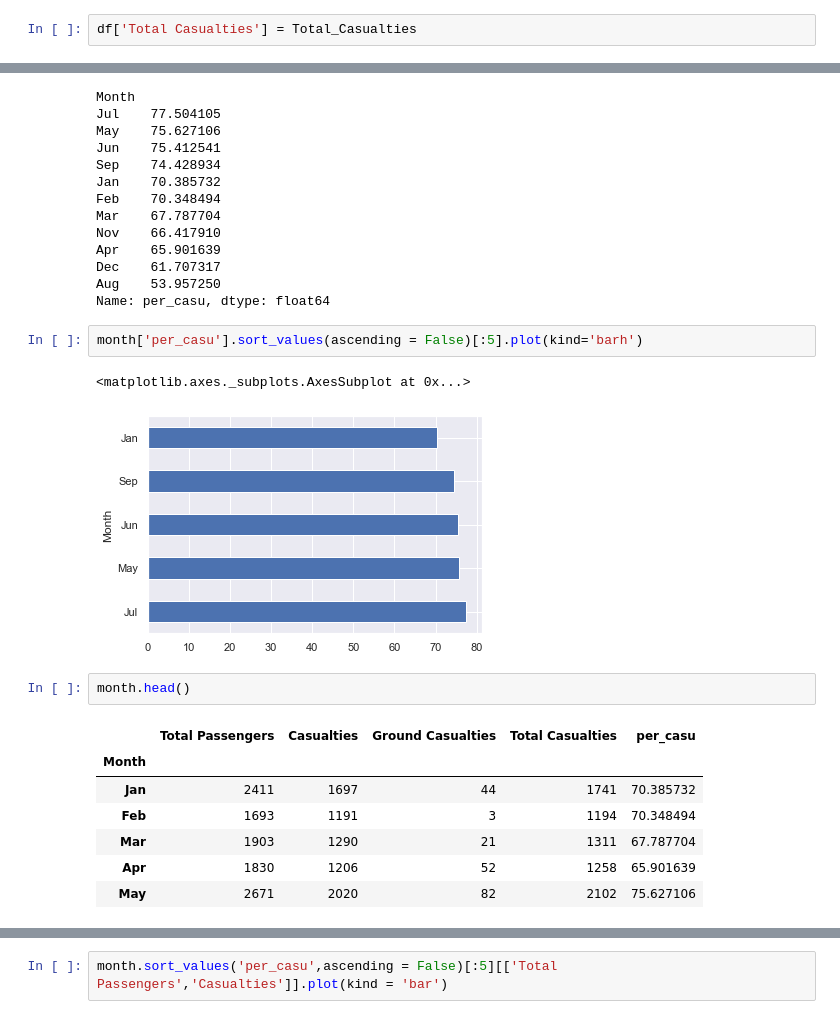
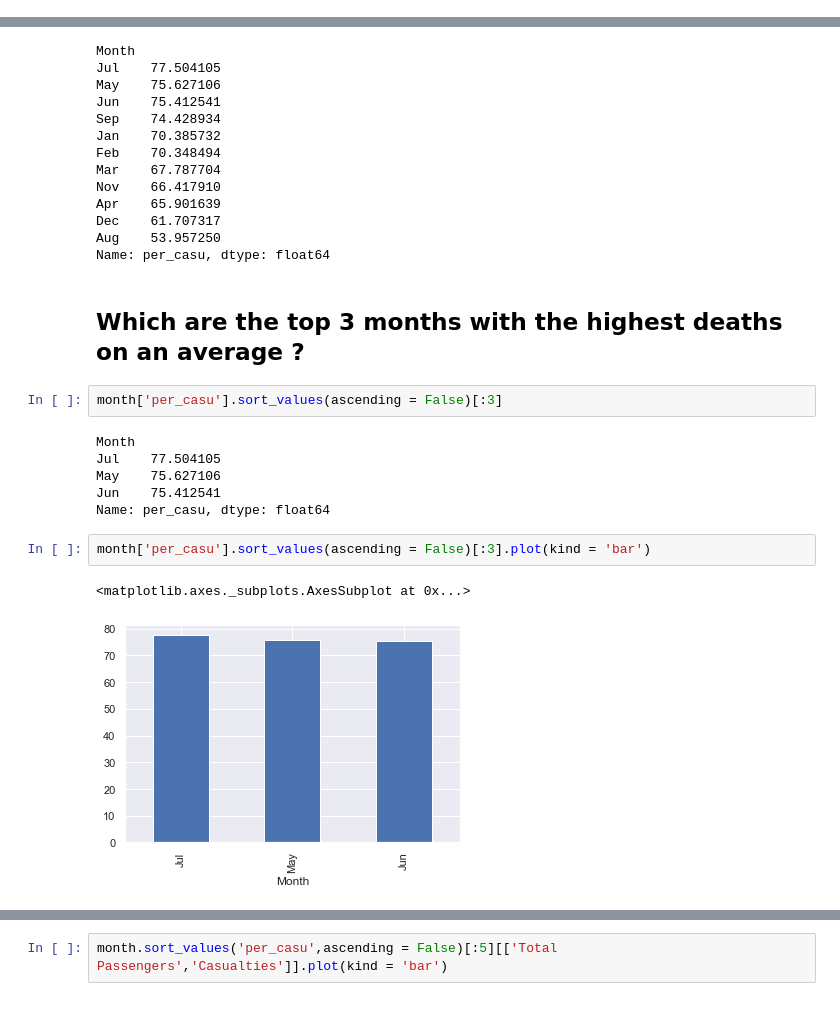
Before and after one commit to Basavarajkembhavimath/basavarajkembhavimath.github.io, a Jupyter notebook: Airplane_crash_Analysis_Bsv.ipynb, the cells around one changed output, grey strips where cells are left out. Drawn from its saved outputs; the diff is of its cells as text.

```diff
--- a/Airplane_crash_Analysis_Bsv.ipynb
+++ b/Airplane_crash_Analysis_Bsv.ipynb
@@ -231,5 +227,3 @@ for i in range(0, len(Casualties)):
-# %%
-df['Total Casualties'] = Total_Casualties
 # %%
 df
 # %% [output]
@@ -515,18 +513,18 @@ Apr    65.901639
 Dec    61.707317
 Aug    53.957250
 Name: per_casu, dtype: float64
+# %% [markdown]
+## Which are the top 3 months with the highest deaths on an average ?
+# %%
+month['per_casu'].sort_values(ascending = False)[:3]
+# %% [output]
+Month
+Jul    77.504105
+May    75.627106
+Jun    75.412541
+Name: per_casu, dtype: float64
 # %%
-month['per_casu'].sort_values(ascending = False)[:5].plot(kind='barh')
+month['per_casu'].sort_values(ascending = False)[:3].plot(kind = 'bar')
 # %% [output]
 <matplotlib.axes._subplots.AxesSubplot at 0x...>
-[figure, old version]
+[figure, new version]
-# %%
-month.head()
-# %% [output]
-|  | Total Passengers | Casualties | Ground Casualties | Total Casualties | per_casu |
-| Month |  |  |  |  |  |
-| Jan | 2411 | 1697 | 44 | 1741 | 70.385732 |
-| Feb | 1693 | 1191 | 3 | 1194 | 70.348494 |
-| Mar | 1903 | 1290 | 21 | 1311 | 67.787704 |
-| Apr | 1830 | 1206 | 52 | 1258 | 65.901639 |
-| May | 2671 | 2020 | 82 | 2102 | 75.627106 |
```
Also changed, not shown: parts of 65 cells of this notebook.
